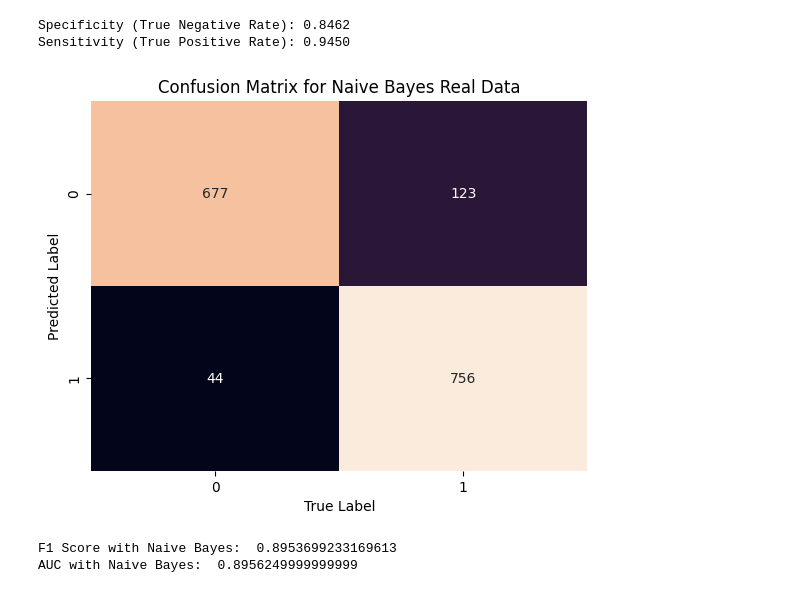
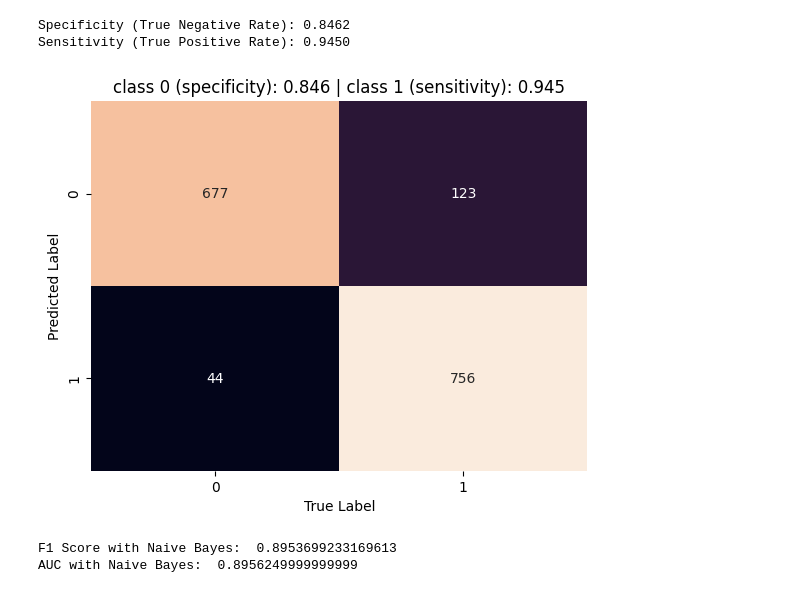
Before and after one commit to nogibjj/NLP_Final_Twiiter-Offense-Classification, a Jupyter notebook: 02_Codes/02_Models/01_Generative_Model.ipynb, the cells around one changed output. Cells and saved outputs as stored; diff of their text form; code cells hidden in the pictures.

```diff
--- a/Generative_Model/Generative.ipynb
+++ b/02_Codes/02_Models/01_Generative_Model.ipynb
@@ -26,8 +26,8 @@ np.random.seed(52)
 [nltk_data]   Package wordnet is already up-to-date!
 # %%
 # Read clean train and test data from the path
-train = pd.read_csv('/workspaces/NLP_Final_Twiiter-Offense-Classification/01_Data/02_Processed/train.csv')
-test = pd.read_csv('/workspaces/NLP_Final_Twiiter-Offense-Classification/01_Data/02_Processed/test.csv')
+train = pd.read_csv("../../01_Data/02_Processed/train.csv")
+test = pd.read_csv("../../01_Data/02_Processed/test.csv")
 
 
 # Combining the train and test data
@@ -114,16 +114,17 @@ Sensitivity (True Positive Rate): 0.9450
 # %%
 # Create a heatmap visualization for the confusion matrix
 sns.heatmap(conf_matrix, annot=True, fmt='d', cbar=False)
 
 # Add title and labels to the heatmap
-plt.title('Confusion Matrix for Naive Bayes Real Data')
+plt.title(f"class 0 (specificity): {specificity:0.3f} | class 1 (sensitivity): {sensitivity:0.3f}")
 plt.xlabel('True Label')
 plt.ylabel('Predicted Label')
 
+plt.savefig('../../03_Plots/02_NB/01_real_cm.png')
 # Display the heatmap
 plt.show()
 # %% [output]
-[figure, old version]
+[figure, new version]
 # %%
 # Calculate the F1 Score for Naive Bayes
 f1_score_naive = f1_score(y_test, y_pred, average='weighted')
```
Also changed, not shown: parts of 5 cells of this notebook, 27 other files.
